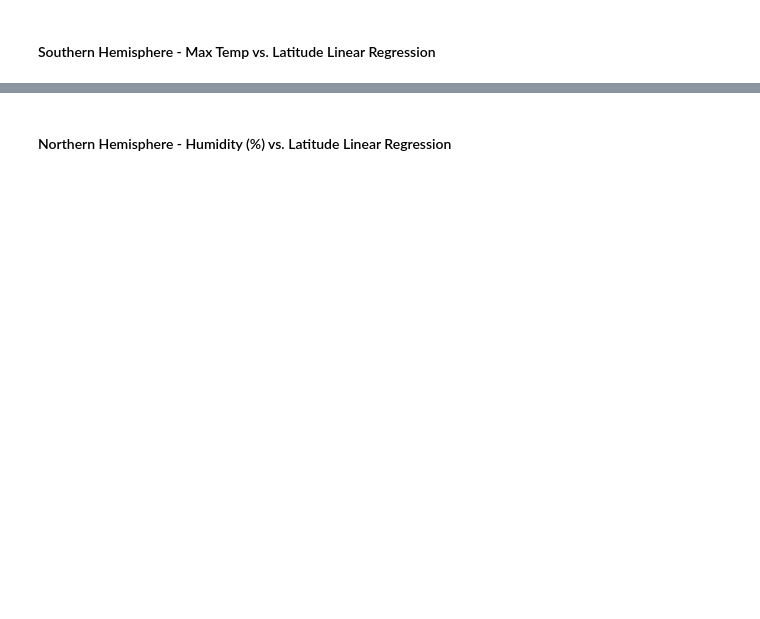
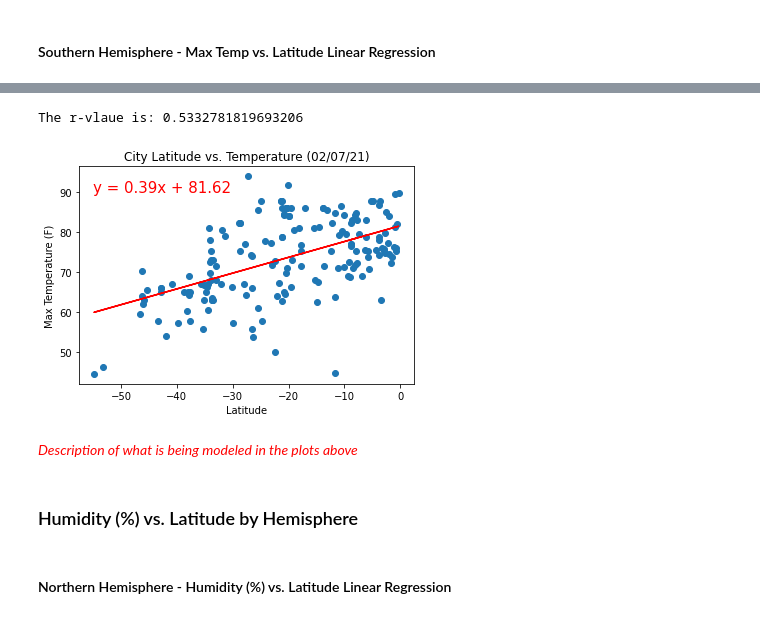
Before and after one commit to eukestad/Map-Travel-Destinations, a Jupyter notebook: WeatherPy/WeatherPy.ipynb, the cells around one changed output, grey strips where cells are left out. Drawn from its saved outputs; the diff is of its cells as text; code cells hidden in the pictures; blank space fills up the shorter version.

```diff
--- a/WeatherPy/WeatherPy.ipynb
+++ b/WeatherPy/WeatherPy.ipynb
@@ -335,2 +356,26 @@ The r-value is: 0.6082708688906918
+# %%
+#set up scatter plot
+x_values = south["Lat"]
+y_values = south["Max Temp"]
+plt.scatter(x_values,y_values)
+plt.title(f"City Latitude vs. Temperature ({analysis_date})")
+plt.xlabel('Latitude')
+plt.ylabel('Max Temperature (F)')
+
+# linear regression
+(slope, intercept, rvalue, pvalue, stderr) = linregress(x_values, y_values)
+regress_values = x_values * slope + intercept
+line_eq = "y = " + str(round(slope,2)) + "x + " + str(round(intercept,2))
+print(f"The r-vlaue is: {rvalue}")
+plt.plot(x_values,regress_values,"r-")
+plt.annotate(line_eq,(-55,90),fontsize=15,color="red")
+plt.show()
+# %% [output]
+The r-vlaue is: 0.5332781819693206
+[figure, added]
+# %% [markdown]
+<span style = "color:red"> *Description of what is being modeled in the plots above* </span>
+# %% [markdown]
+### Humidity (%) vs. Latitude by Hemisphere
 # %% [markdown]
 ####  Northern Hemisphere - Humidity (%) vs. Latitude Linear Regression
```
Also changed, not shown: parts of 22 cells of this notebook.
